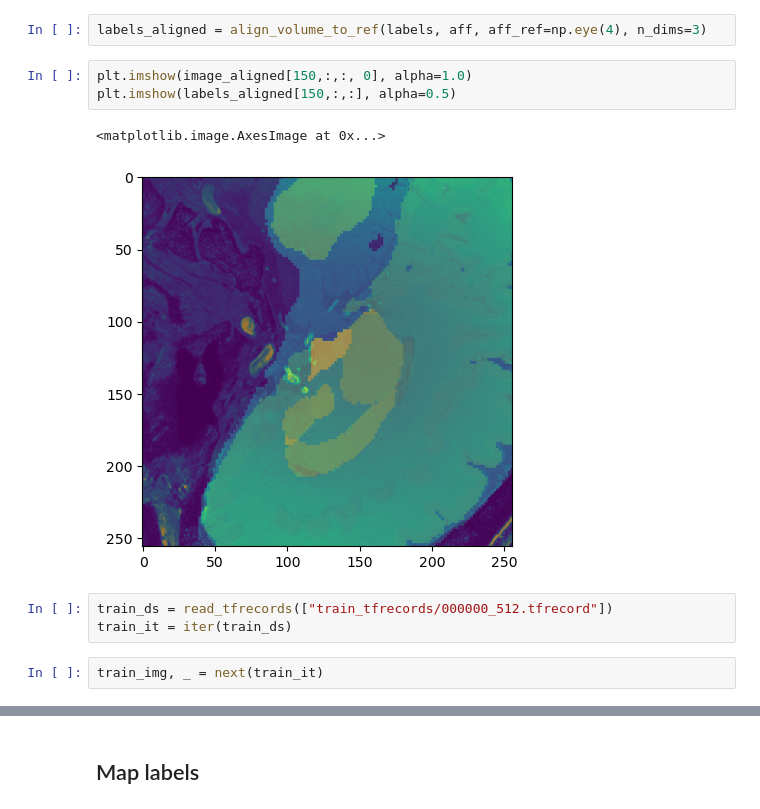
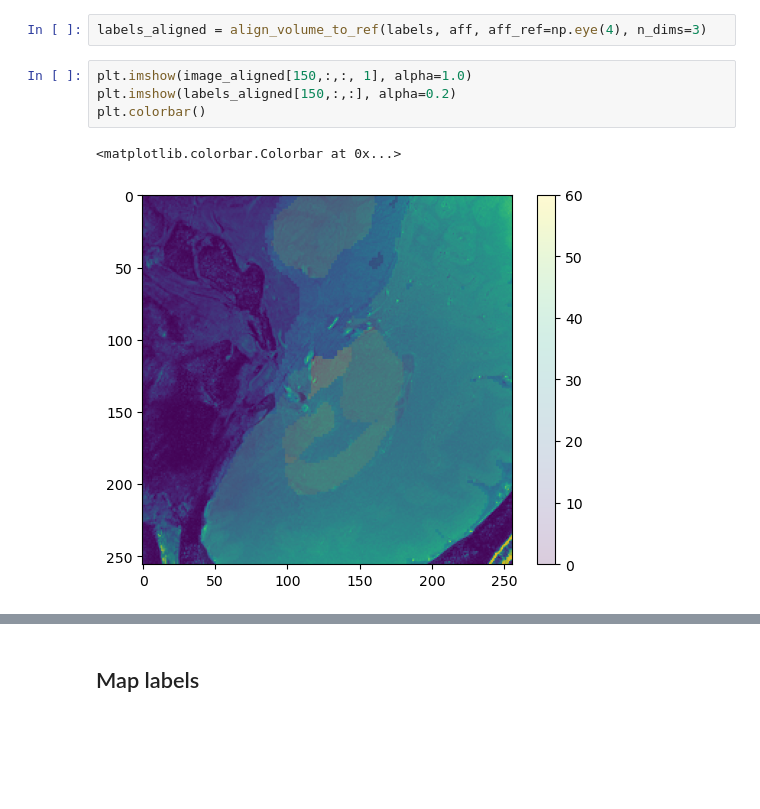
Before and after one commit to halirutan/SynthSeg, a Jupyter notebook: data/cbs/t1w_pdw_config/create_test_tfrecord.ipynb, the cells around one changed output, grey strips where cells are left out. Cells and saved outputs as stored; diff of their text form; blank space fills up the shorter version.

```diff
--- a/data/cbs/t1w_pdw_config/create_test_tfrecord.ipynb
+++ b/data/cbs/t1w_pdw_config/create_test_tfrecord.ipynb
@@ -44,13 +49,9 @@ image_aligned = align_volume_to_ref(image, aff, aff_ref=np.eye(4), n_dims=3)
 # %%
 labels_aligned = align_volume_to_ref(labels, aff, aff_ref=np.eye(4), n_dims=3)
 # %%
-plt.imshow(image_aligned[150,:,:, 0], alpha=1.0)
-plt.imshow(labels_aligned[150,:,:], alpha=0.5)
+plt.imshow(image_aligned[150,:,:, 1], alpha=1.0)
+plt.imshow(labels_aligned[150,:,:], alpha=0.2)
+plt.colorbar()
 # %% [output]
-<matplotlib.image.AxesImage at 0x...>
+<matplotlib.colorbar.Colorbar at 0x...>
-[figure, old version]
+[figure, new version]
-# %%
-train_ds = read_tfrecords(["train_tfrecords/000000_512.tfrecord"])
-train_it = iter(train_ds)
-# %%
-train_img, _ = next(train_it)
```
Also changed, not shown: parts of 33 cells of this notebook.
